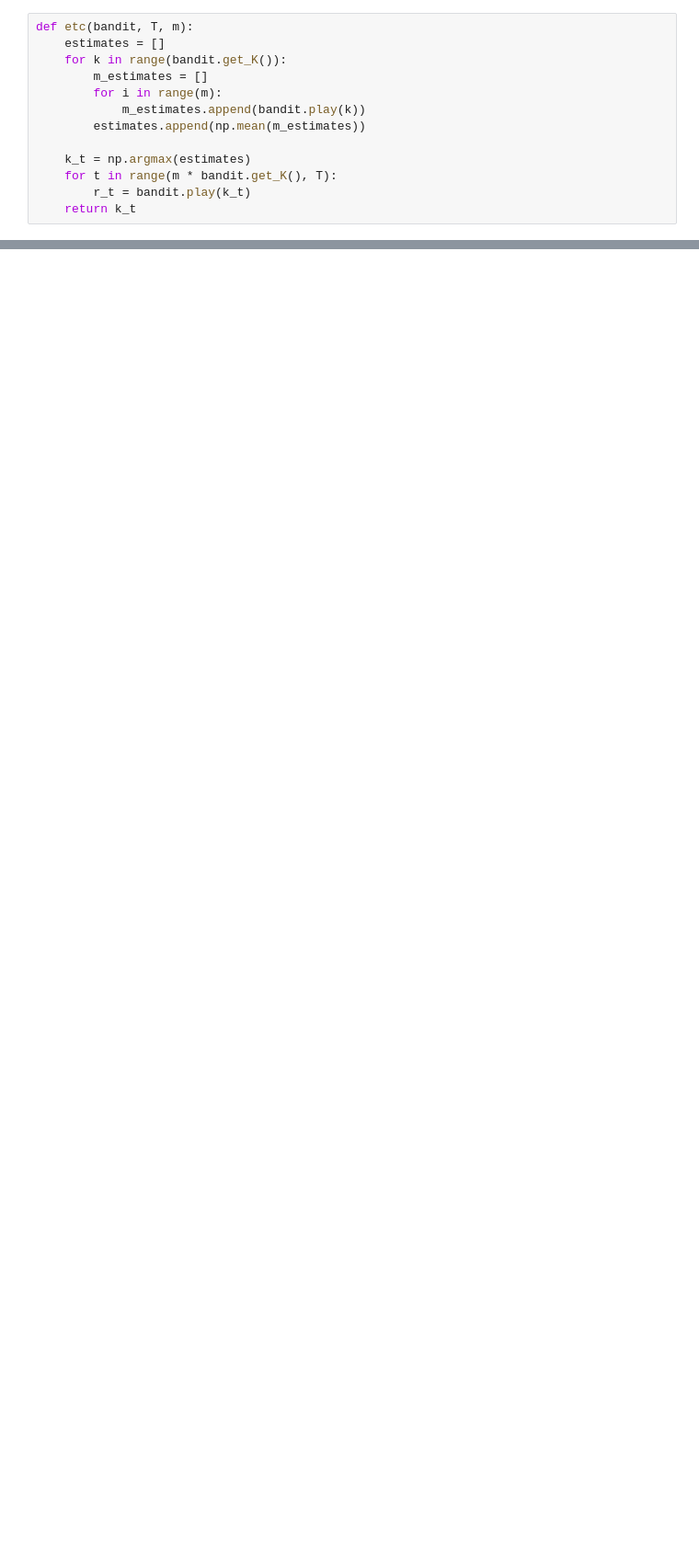
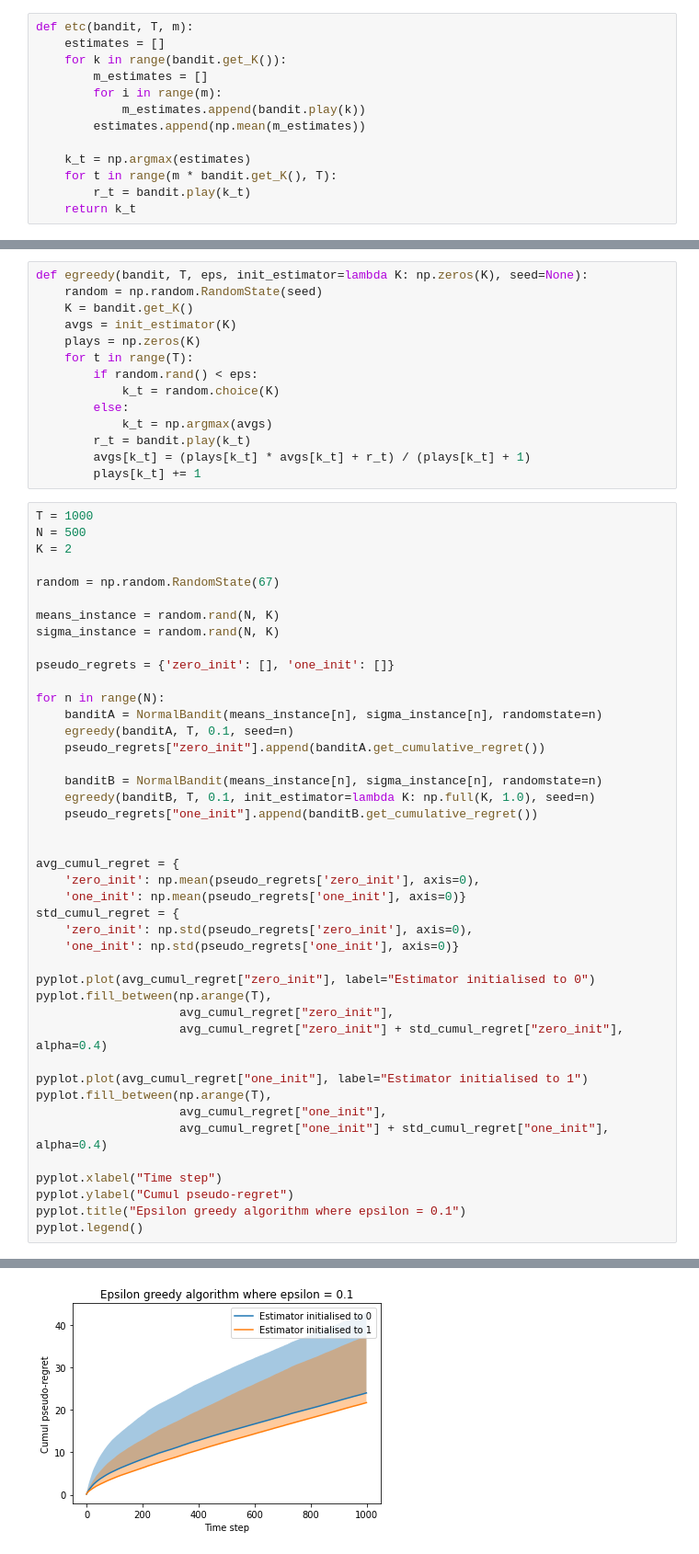
Before and after one commit to vincentmasse/IFT-7201, a Jupyter notebook: exo1/exercice 1.ipynb, the cells around one changed output, grey strips where cells are left out. Shown at 92% size. Cells and saved outputs as stored; diff of their text form; blank space fills up the shorter version.

```diff
--- a/exo1/exercice 1.ipynb
+++ b/exo1/exercice 1.ipynb
@@ -115,0 +143,58 @@ for i in range(15):
+# %%
+def egreedy(bandit, T, eps, init_estimator=lambda K: np.zeros(K), seed=None):
+    random = np.random.RandomState(seed)
+    K = bandit.get_K()
+    avgs = init_estimator(K)
+    plays = np.zeros(K)
+    for t in range(T):
+        if random.rand() < eps:
+            k_t = random.choice(K)
+        else:
+            k_t = np.argmax(avgs)
+        r_t = bandit.play(k_t)
+        avgs[k_t] = (plays[k_t] * avgs[k_t] + r_t) / (plays[k_t] + 1)
+        plays[k_t] += 1
+# %%
+T = 1000
+N = 500
+K = 2
+
+random = np.random.RandomState(67)
+
+means_instance = random.rand(N, K)
+sigma_instance = random.rand(N, K)
+
+pseudo_regrets = {'zero_init': [], 'one_init': []}
+
+for n in range(N):
+    banditA = NormalBandit(means_instance[n], sigma_instance[n], randomstate=n)
+    egreedy(banditA, T, 0.1, seed=n)
+    pseudo_regrets["zero_init"].append(banditA.get_cumulative_regret())
+
+    banditB = NormalBandit(means_instance[n], sigma_instance[n], randomstate=n)
+    egreedy(banditB, T, 0.1, init_estimator=lambda K: np.full(K, 1.0), seed=n)
+    pseudo_regrets["one_init"].append(banditB.get_cumulative_regret())
+
+
+avg_cumul_regret = {
+    'zero_init': np.mean(pseudo_regrets['zero_init'], axis=0),
+    'one_init': np.mean(pseudo_regrets['one_init'], axis=0)}
+std_cumul_regret = {
+    'zero_init': np.std(pseudo_regrets['zero_init'], axis=0),
+    'one_init': np.std(pseudo_regrets['one_init'], axis=0)}
+
+pyplot.plot(avg_cumul_regret["zero_init"], label="Estimator initialised to 0")
+pyplot.fill_between(np.arange(T),
+                    avg_cumul_regret["zero_init"],
+                    avg_cumul_regret["zero_init"] + std_cumul_regret["zero_init"], alpha=0.4)
+
+pyplot.plot(avg_cumul_regret["one_init"], label="Estimator initialised to 1")
+pyplot.fill_between(np.arange(T),
+                    avg_cumul_regret["one_init"],
+                    avg_cumul_regret["one_init"] + std_cumul_regret["one_init"], alpha=0.4)
+
+pyplot.xlabel("Time step")
+pyplot.ylabel("Cumul pseudo-regret")
+pyplot.title("Epsilon greedy algorithm where epsilon = 0.1")
+pyplot.legend()
+# %% [output]
@@ -115,0 +202 @@ for i in range(15):
+[figure, added]
```
Also changed, not shown: parts of 9 cells of this notebook.
